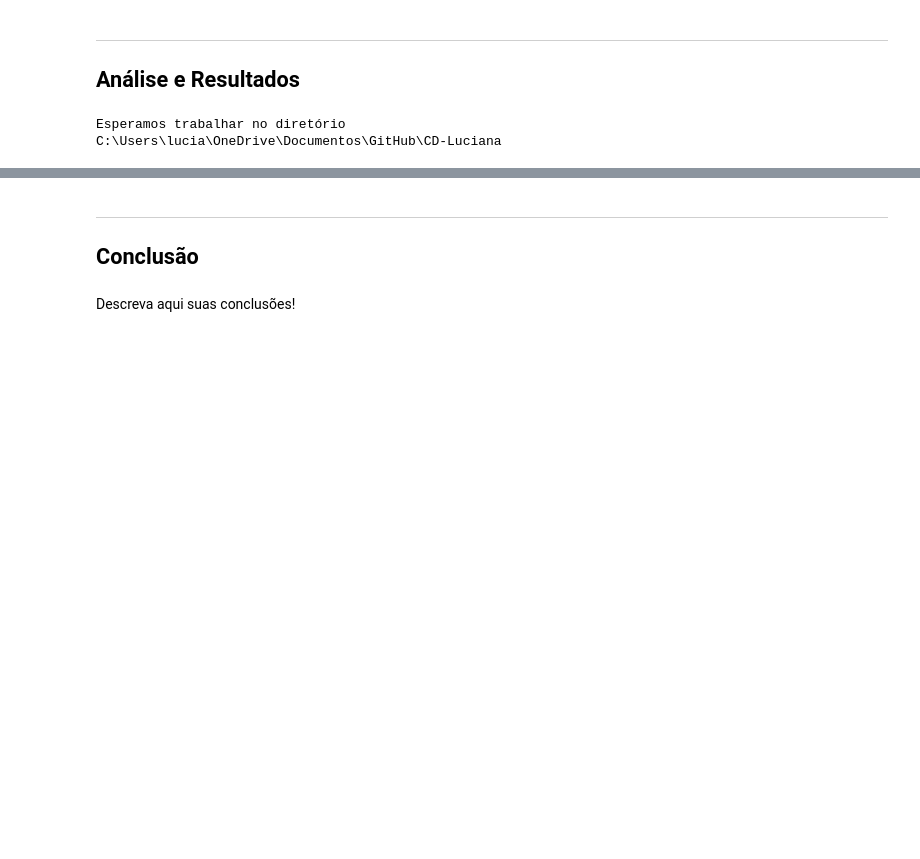
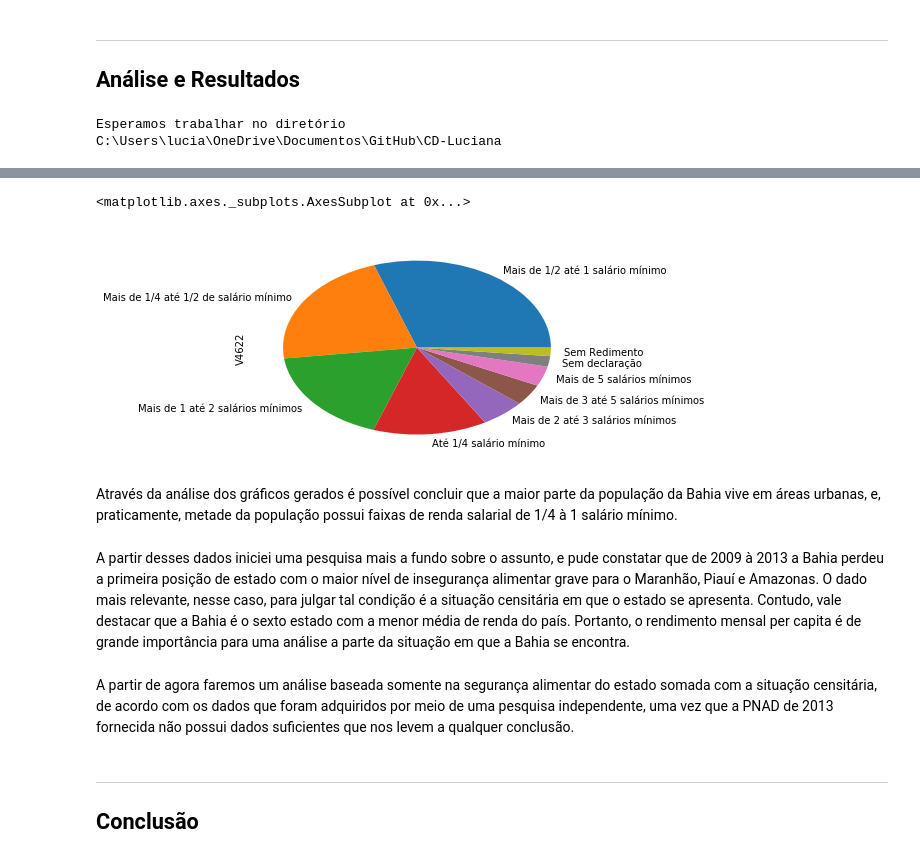
Before and after one commit to Lucianacadef/CD-Luciana, a Jupyter notebook: Projeto1 Layout.ipynb, the cells around one changed output, grey strips where cells are left out. Drawn from its saved outputs; the diff is of its cells as text; code cells hidden in the pictures; blank space fills up the shorter version.

```diff
--- a/Projeto1 Layout.ipynb
+++ b/Projeto1 Layout.ipynb
@@ -55,5 +114,14 @@ dados_resumidos
+# %%
+dados[dados.UF=="Bahia"].V4622.value_counts().plot(kind="pie")
+# %% [output]
+<matplotlib.axes._subplots.AxesSubplot at 0x...>
+[figure, added]
+# %% [markdown]
+Através da análise dos gráficos gerados é possível concluir que a maior parte da população da Bahia vive em áreas urbanas, e, praticamente, metade da população possui faixas de renda salarial de 1/4 à 1 salário mínimo.
+# %% [markdown]
+A partir desses dados iniciei uma pesquisa mais a fundo sobre o assunto, e pude constatar que de 2009 à 2013 a Bahia perdeu a primeira posição de estado com o maior nível de insegurança alimentar grave para o Maranhão, Piauí e Amazonas. O dado mais relevante, nesse caso, para julgar tal condição é a situação censitária em que o estado se apresenta. Contudo, vale destacar que a Bahia é o sexto estado com a menor média de renda do país. Portanto, o rendimento mensal per capita é de grande importância para uma análise a parte da situação em que a Bahia se encontra.
+# %% [markdown]
+A partir de agora faremos um análise baseada somente na segurança alimentar do estado somada com a situação censitária, de acordo com os dados que foram adquiridos por meio de uma pesquisa independente, uma vez que a PNAD de 2013 fornecida não possui dados suficientes que nos levem a qualquer conclusão.
 # %% [markdown]
 ___
 ## Conclusão
-# %% [markdown]
-Descreva aqui suas conclusões!
```
Also changed, not shown: parts of 16 cells of this notebook, 1 other file.
